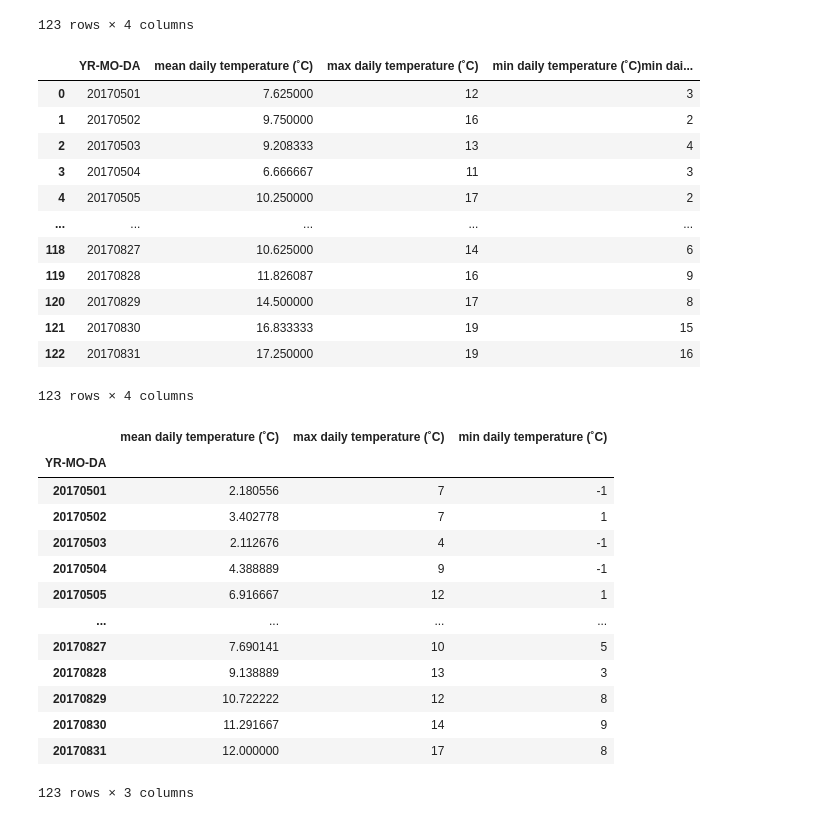
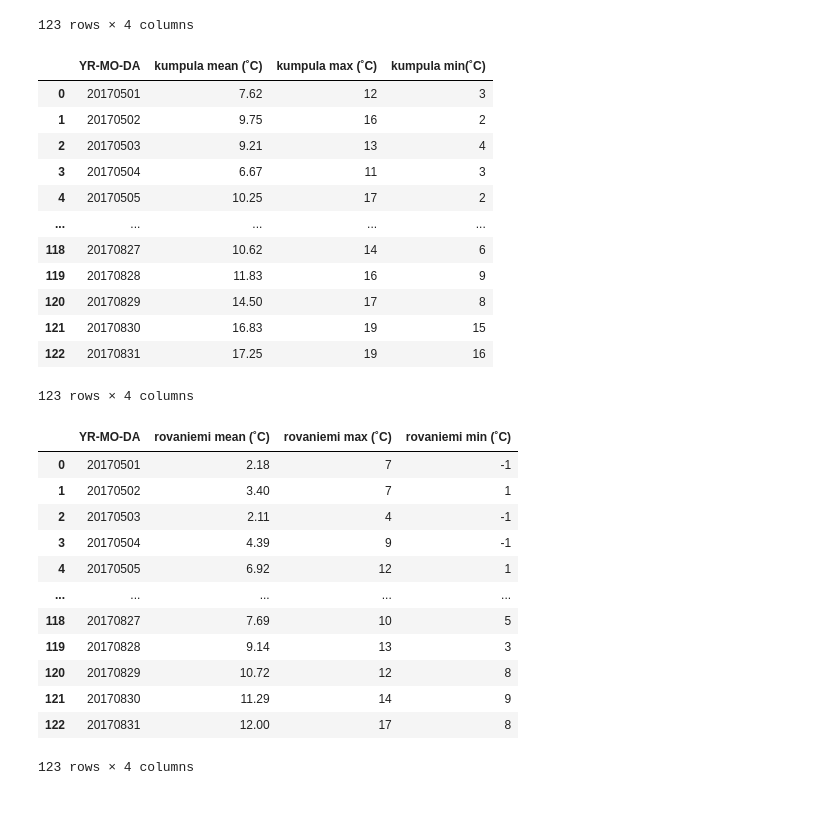
Before and after one commit to carmen-kayan/Exercise-5, a Jupyter notebook: Exercise-5-problem-4.ipynb, the cells around one changed output. Cells and saved outputs as stored; diff of their text form; code cells hidden in the pictures.

```diff
--- a/Exercise-5-problem-4.ipynb
+++ b/Exercise-5-problem-4.ipynb
@@ -123,48 +123,48 @@ pd.DataFrame(summary).T.reset_index()
 # %%
 #option 2 to solve this:
 #calculate each thing seperately, using the temperature grouped by date
-daily_mean = kumpula.groupby(by=["YR-MO-DA"])['Celsius'].mean()
+daily_mean = kumpula.groupby(by=["YR-MO-DA"])['Celsius'].mean().round(2)
 daily_min = kumpula.groupby(by=["YR-MO-DA"])['Celsius'].min()
 daily_max = kumpula.groupby(by=["YR-MO-DA"])['Celsius'].max()
 #create a new dataframe including these three new datasets
-daily_kumpula = pd.DataFrame({'mean daily temperature (˚C)': daily_mean, 'max daily temperature (˚C)': daily_max, 'min daily temperature (˚C)''min daily temperature (˚C)': daily_min}).reset_index()
+daily_kumpula = pd.DataFrame({'kumpula mean (˚C)': daily_mean, 'kumpula max (˚C)': daily_max, 'kumpula min(˚C)': daily_min}).reset_index()
 daily_kumpula
 # %% [output]
-|  | YR-MO-DA | mean daily temperature (˚C) | max daily temperature (˚C) | min daily temperature (˚C)min dai... |
-| 0 | 20170501 | 7.625000 | 12 | 3 |
-| 1 | 20170502 | 9.750000 | 16 | 2 |
-| 2 | 20170503 | 9.208333 | 13 | 4 |
-| 3 | 20170504 | 6.666667 | 11 | 3 |
-| 4 | 20170505 | 10.250000 | 17 | 2 |
+|  | YR-MO-DA | kumpula mean (˚C) | kumpula max (˚C) | kumpula min(˚C) |
+| 0 | 20170501 | 7.62 | 12 | 3 |
+| 1 | 20170502 | 9.75 | 16 | 2 |
+| 2 | 20170503 | 9.21 | 13 | 4 |
+| 3 | 20170504 | 6.67 | 11 | 3 |
+| 4 | 20170505 | 10.25 | 17 | 2 |
 | ... | ... | ... | ... | ... |
-| 118 | 20170827 | 10.625000 | 14 | 6 |
-| 119 | 20170828 | 11.826087 | 16 | 9 |
-| 120 | 20170829 | 14.500000 | 17 | 8 |
-| 121 | 20170830 | 16.833333 | 19 | 15 |
-| 122 | 20170831 | 17.250000 | 19 | 16 |
+| 118 | 20170827 | 10.62 | 14 | 6 |
+| 119 | 20170828 | 11.83 | 16 | 9 |
+| 120 | 20170829 | 14.50 | 17 | 8 |
+| 121 | 20170830 | 16.83 | 19 | 15 |
+| 122 | 20170831 | 17.25 | 19 | 16 |
 123 rows × 4 columns
 # %%
 #follow option 2 for rovaniemi
 #calculate mean, min and max
-daily_mean=rovaniemi.groupby(by=["YR-MO-DA"])["Celsius"].mean()
+daily_mean=rovaniemi.groupby(by=["YR-MO-DA"])["Celsius"].mean().round(2)
 daily_max=rovaniemi.groupby(by=["YR-MO-DA"])["Celsius"].max()
 daily_min=rovaniemi.groupby(by=["YR-MO-DA"])["Celsius"].min()
+#if you want to keep one of the other columns, for example USAF, you can do ...by=["USAF"."YR-MO-DA"]...
 
 #create dataframe containing all 3 of these
-daily_rovaniemi=pd.DataFrame({'mean daily temperature (˚C)':daily_mean, 'max daily temperature (˚C)':daily_max, 'min daily temperature (˚C)':daily_min})
+daily_rovaniemi=pd.DataFrame({'rovaniemi mean (˚C)':daily_mean, 'rovaniemi max (˚C)':daily_max, 'rovaniemi min (˚C)':daily_min}).reset_index()
 daily_rovaniemi
 # %% [output]
-|  | mean daily temperature (˚C) | max daily temperature (˚C) | min daily temperature (˚C) |
-| YR-MO-DA |  |  |  |
-| 20170501 | 2.180556 | 7 | -1 |
-| 20170502 | 3.402778 | 7 | 1 |
-| 20170503 | 2.112676 | 4 | -1 |
-| 20170504 | 4.388889 | 9 | -1 |
-| 20170505 | 6.916667 | 12 | 1 |
-| ... | ... | ... | ... |
-| 20170827 | 7.690141 | 10 | 5 |
-| 20170828 | 9.138889 | 13 | 3 |
-| 20170829 | 10.722222 | 12 | 8 |
-| 20170830 | 11.291667 | 14 | 9 |
-| 20170831 | 12.000000 | 17 | 8 |
+|  | YR-MO-DA | rovaniemi mean (˚C) | rovaniemi max (˚C) | rovaniemi min (˚C) |
+| 0 | 20170501 | 2.18 | 7 | -1 |
+| 1 | 20170502 | 3.40 | 7 | 1 |
+| 2 | 20170503 | 2.11 | 4 | -1 |
+| 3 | 20170504 | 4.39 | 9 | -1 |
+| 4 | 20170505 | 6.92 | 12 | 1 |
+| ... | ... | ... | ... | ... |
+| 118 | 20170827 | 7.69 | 10 | 5 |
+| 119 | 20170828 | 9.14 | 13 | 3 |
+| 120 | 20170829 | 10.72 | 12 | 8 |
+| 121 | 20170830 | 11.29 | 14 | 9 |
+| 122 | 20170831 | 12.00 | 17 | 8 |
-123 rows × 3 columns
+123 rows × 4 columns
```
Also changed, not shown: parts of 1 cell of this notebook.
